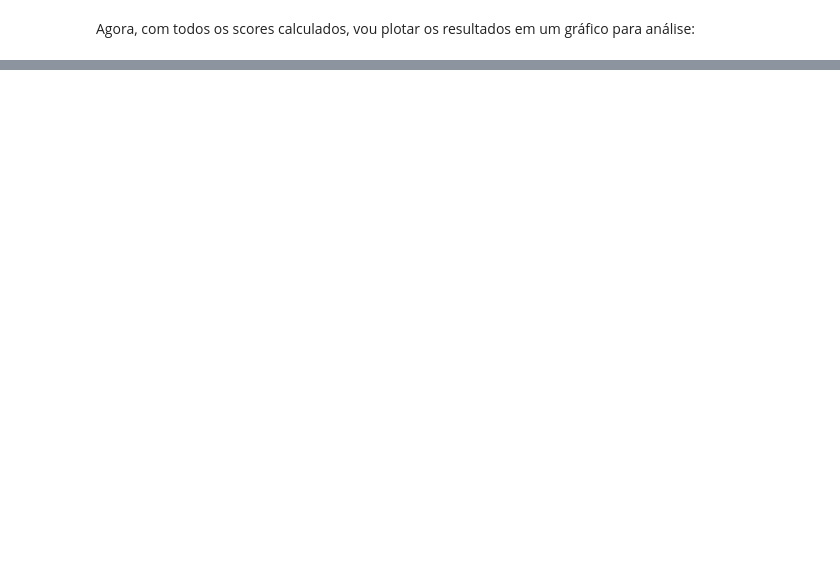
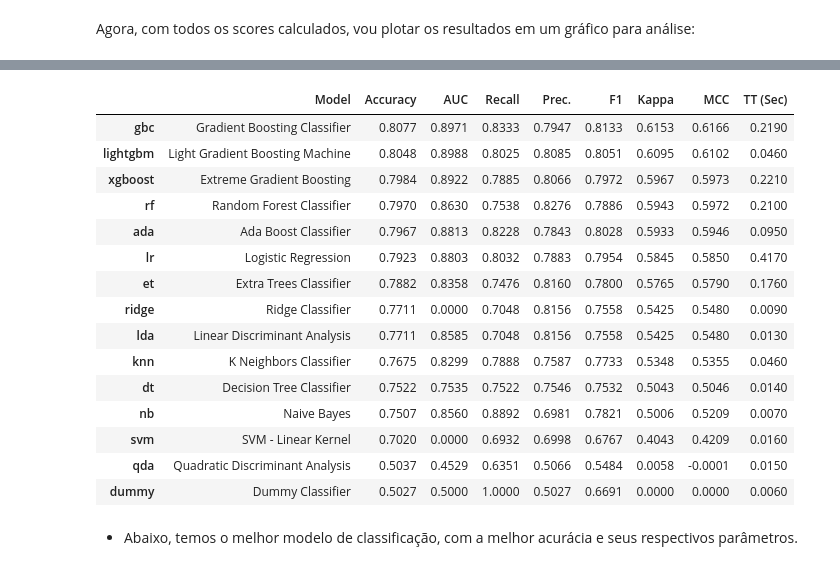
Before and after one commit to henriquemf/projeto-machine-learning, a Jupyter notebook: projeto.ipynb, the cells around one changed output, grey strips where cells are left out. Cells and saved outputs as stored; diff of their text form; code cells hidden in the pictures; blank space fills up the shorter version.

```diff
--- a/projeto.ipynb
+++ b/projeto.ipynb
@@ -928,0 +1008,21 @@ pd.DataFrame({
+# %%
+best_model = compare_models(fold = 10)
+# %% [output]
+|  | Model | Accuracy | AUC | Recall | Prec. | F1 | Kappa | MCC | TT (Sec) |
+| gbc | Gradient Boosting Classifier | 0.8077 | 0.8971 | 0.8333 | 0.7947 | 0.8133 | 0.6153 | 0.6166 | 0.2190 |
+| lightgbm | Light Gradient Boosting Machine | 0.8048 | 0.8988 | 0.8025 | 0.8085 | 0.8051 | 0.6095 | 0.6102 | 0.0460 |
+| xgboost | Extreme Gradient Boosting | 0.7984 | 0.8922 | 0.7885 | 0.8066 | 0.7972 | 0.5967 | 0.5973 | 0.2210 |
+| rf | Random Forest Classifier | 0.7970 | 0.8630 | 0.7538 | 0.8276 | 0.7886 | 0.5943 | 0.5972 | 0.2100 |
+| ada | Ada Boost Classifier | 0.7967 | 0.8813 | 0.8228 | 0.7843 | 0.8028 | 0.5933 | 0.5946 | 0.0950 |
+| lr | Logistic Regression | 0.7923 | 0.8803 | 0.8032 | 0.7883 | 0.7954 | 0.5845 | 0.5850 | 0.4170 |
+| et | Extra Trees Classifier | 0.7882 | 0.8358 | 0.7476 | 0.8160 | 0.7800 | 0.5765 | 0.5790 | 0.1760 |
+| ridge | Ridge Classifier | 0.7711 | 0.0000 | 0.7048 | 0.8156 | 0.7558 | 0.5425 | 0.5480 | 0.0090 |
+| lda | Linear Discriminant Analysis | 0.7711 | 0.8585 | 0.7048 | 0.8156 | 0.7558 | 0.5425 | 0.5480 | 0.0130 |
+| knn | K Neighbors Classifier | 0.7675 | 0.8299 | 0.7888 | 0.7587 | 0.7733 | 0.5348 | 0.5355 | 0.0460 |
+| dt | Decision Tree Classifier | 0.7522 | 0.7535 | 0.7522 | 0.7546 | 0.7532 | 0.5043 | 0.5046 | 0.0140 |
+| nb | Naive Bayes | 0.7507 | 0.8560 | 0.8892 | 0.6981 | 0.7821 | 0.5006 | 0.5209 | 0.0070 |
+| svm | SVM - Linear Kernel | 0.7020 | 0.0000 | 0.6932 | 0.6998 | 0.6767 | 0.4043 | 0.4209 | 0.0160 |
+| qda | Quadratic Discriminant Analysis | 0.5037 | 0.4529 | 0.6351 | 0.5066 | 0.5484 | 0.0058 | -0.0001 | 0.0150 |
+| dummy | Dummy Classifier | 0.5027 | 0.5000 | 1.0000 | 0.5027 | 0.6691 | 0.0000 | 0.0000 | 0.0060 |
+# %% [markdown]
+- Abaixo, temos o melhor modelo de classificação, com a melhor acurácia e seus respectivos parâmetros.
```
Also changed, not shown: parts of 26 cells of this notebook, 1 other file.
